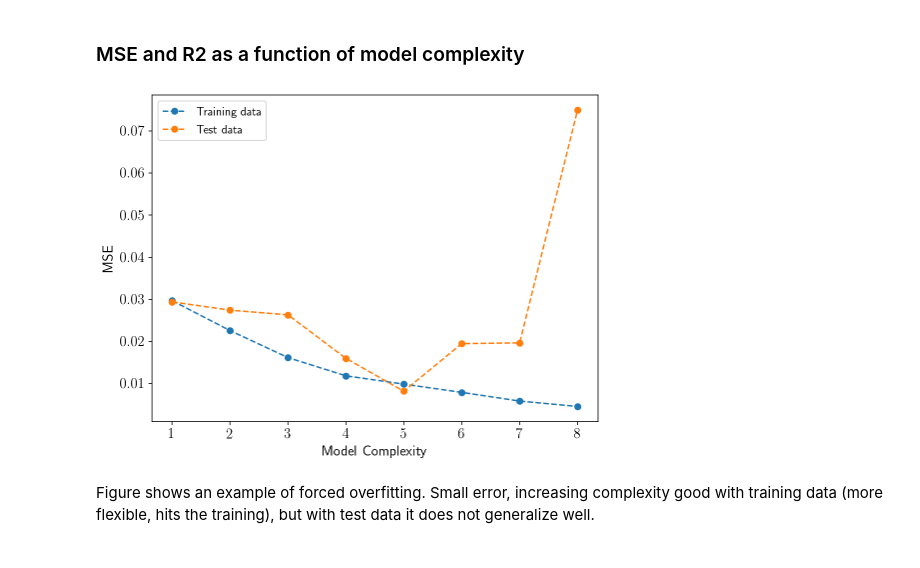
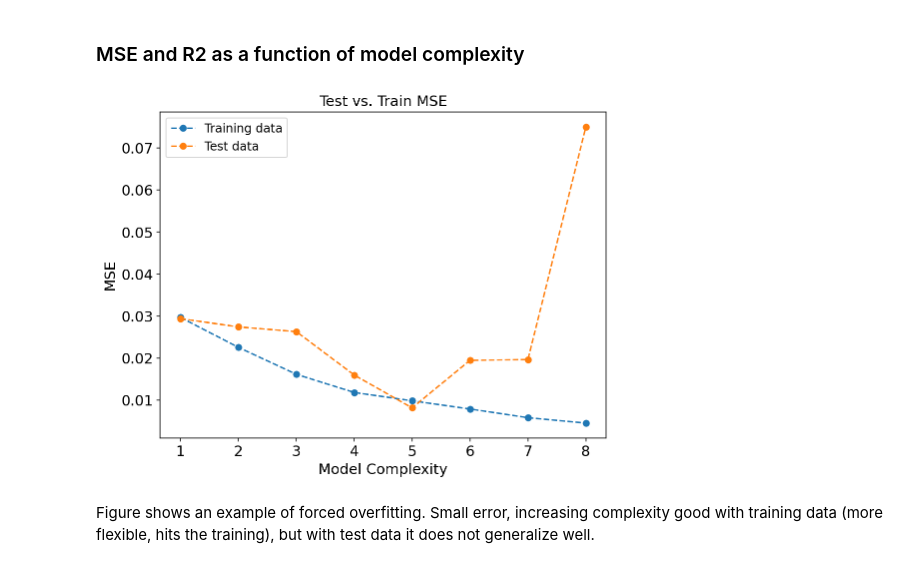
Before and after one commit to erikasan/fys-stk, a Jupyter notebook: project1/fysstk_p1_with_mylearn.ipynb, the cells around one changed output. Saved outputs shown, nothing was run; the diff lists cells and outputs as text; code cells hidden in the pictures.

```diff
--- a/project1/fysstk_p1_with_mylearn.ipynb
+++ b/project1/fysstk_p1_with_mylearn.ipynb
@@ -176,34 +176,35 @@ for i, deg in enumerate(tqdm(degrees)):
     # Scale the data, i.e, subtract the mean and divide by std (based on the training set)
     X_train_scaled, X_test_scaled = normalize_data(X_train, X_test, with_intercept=False)
     z_train_scaled, z_test_scaled = normalize_target(z_train, z_test)
 
     # Create linear regression object
     ols_linreg = LinearRegression(fit_intercept=True)
 
     # Train the model using the (scaled) training sets
     ols_linreg.fit(X_train_scaled, z_train_scaled)
     z_fit = ols_linreg.predict(X_train_scaled)
 
     # Make predictions using the test set
     z_pred = ols_linreg.predict(X_test_scaled)
 
     # Statistical metrics
     mse["train"][i] = ols_linreg.mse(X_train_scaled, z_train_scaled)
     mse["test"][i] = ols_linreg.mse(X_test_scaled, z_test_scaled)
     r2["train"][i] = ols_linreg.r2(X_train_scaled, z_train_scaled)
     r2["test"][i] = ols_linreg.r2(X_test_scaled, z_test_scaled)
 
 
 fig = plt.figure(figsize=(8,6))
 plt.plot(degrees, mse["train"], "o--", label="Training data")
 plt.plot(degrees, mse["test"], "o--", label="Test data")
 plt.xlabel("Model Complexity")
 plt.ylabel("MSE")
 plt.legend()
+plt.title('Test vs. Train MSE')
 plt.show()
 fig.savefig(fig_path("MSE_forced_overfit.png"), dpi=300)
 # %% [output]
-[figure, old version]
+[figure, new version]
 # %% [markdown]
 Figure shows an example of forced overfitting. Small error, increasing complexity good with training data (more flexible, hits the training), but with test data it does not generalize well.
 # %% [markdown]
```
Also changed, not shown: parts of 4 cells of this notebook.
